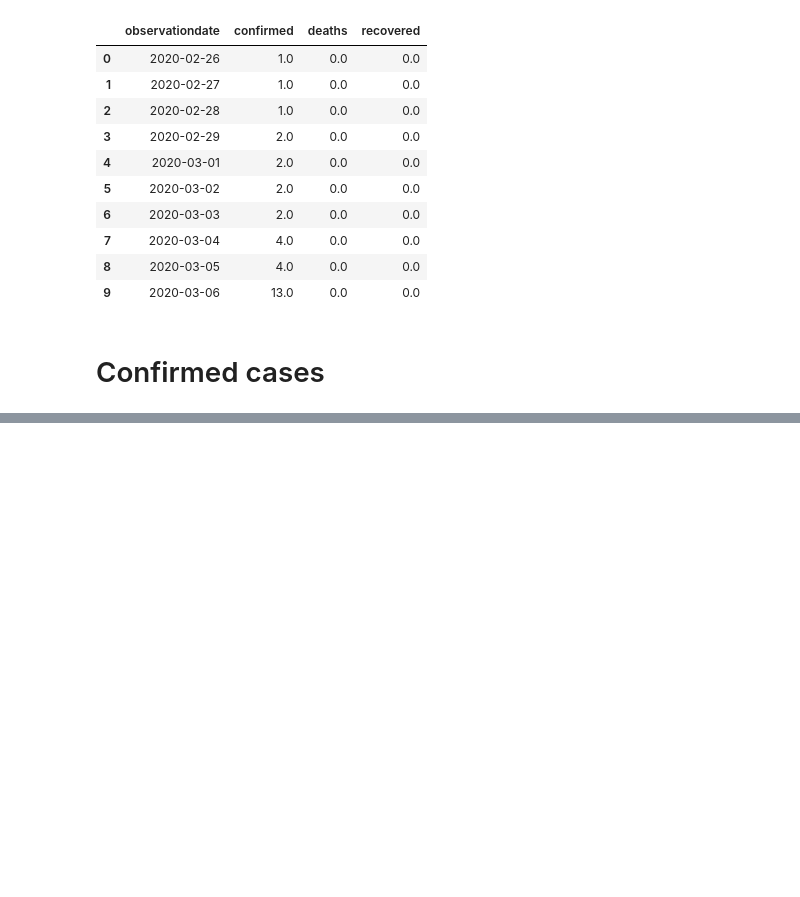
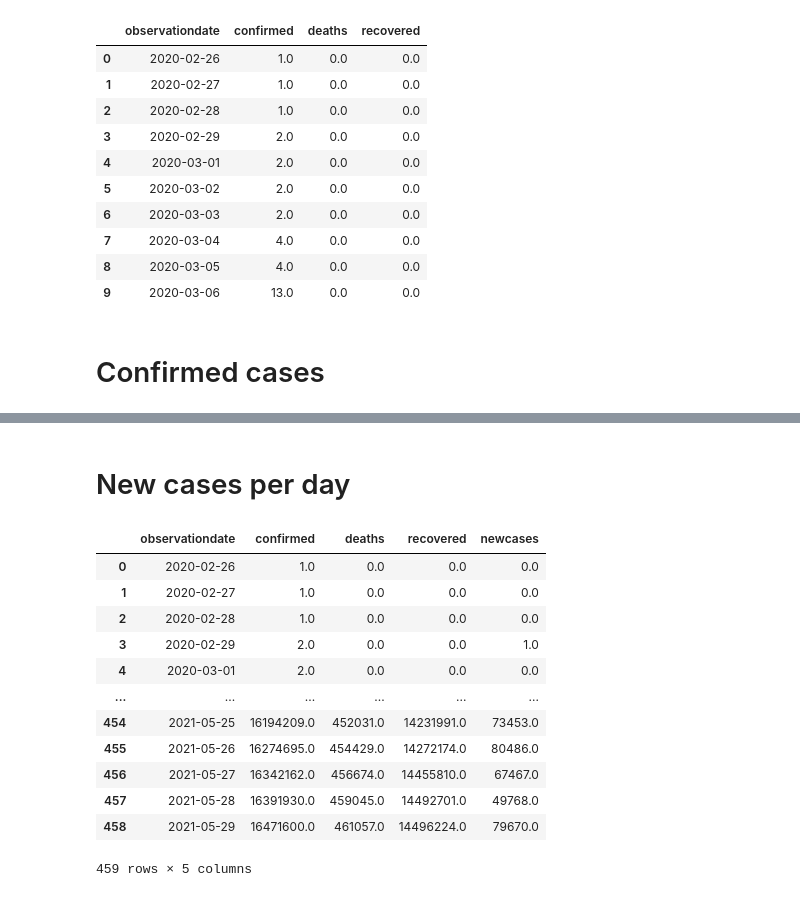
Before and after one commit to hadirgax/dio-creating-ml-models-to-predict-covid19-evolution, a Jupyter notebook: project-covid-prediction.ipynb, the cells around one changed output, grey strips where cells are left out. Saved outputs shown, nothing was run; the diff lists cells and outputs as text; code cells hidden in the pictures; blank space fills up the shorter version.

Commit message:
using lambda to create new column

```diff
--- a/project-covid-prediction.ipynb
+++ b/project-covid-prediction.ipynb
@@ -122,3 +122,26 @@ Indexing with multiple keys (implicitly converted to a tuple of keys) will be de
 px.line(brazil_df, "observationdate", "confirmed", title="Confirmed cases in Brazil")
 # %% [output]
 [interactive output not drawn]
+# %% [markdown]
+# New cases per day
+# %%
+# Functional programming techinque
+brazil_df["newcases"] = list(map(
+    lambda x: 0 if x==0 else brazil_df["confirmed"].iloc[x] - brazil_df["confirmed"].iloc[x-1],
+    np.arange(brazil_df.shape[0])
+))
+brazil_df
+# %% [output]
+|  | observationdate | confirmed | deaths | recovered | newcases |
+| 0 | 2020-02-26 | 1.0 | 0.0 | 0.0 | 0.0 |
+| 1 | 2020-02-27 | 1.0 | 0.0 | 0.0 | 0.0 |
+| 2 | 2020-02-28 | 1.0 | 0.0 | 0.0 | 0.0 |
+| 3 | 2020-02-29 | 2.0 | 0.0 | 0.0 | 1.0 |
+| 4 | 2020-03-01 | 2.0 | 0.0 | 0.0 | 0.0 |
+| ... | ... | ... | ... | ... | ... |
+| 454 | 2021-05-25 | 16194209.0 | 452031.0 | 14231991.0 | 73453.0 |
+| 455 | 2021-05-26 | 16274695.0 | 454429.0 | 14272174.0 | 80486.0 |
+| 456 | 2021-05-27 | 16342162.0 | 456674.0 | 14455810.0 | 67467.0 |
+| 457 | 2021-05-28 | 16391930.0 | 459045.0 | 14492701.0 | 49768.0 |
+| 458 | 2021-05-29 | 16471600.0 | 461057.0 | 14496224.0 | 79670.0 |
+459 rows × 5 columns
```
Also changed, not shown: parts of 1 cell of this notebook.
